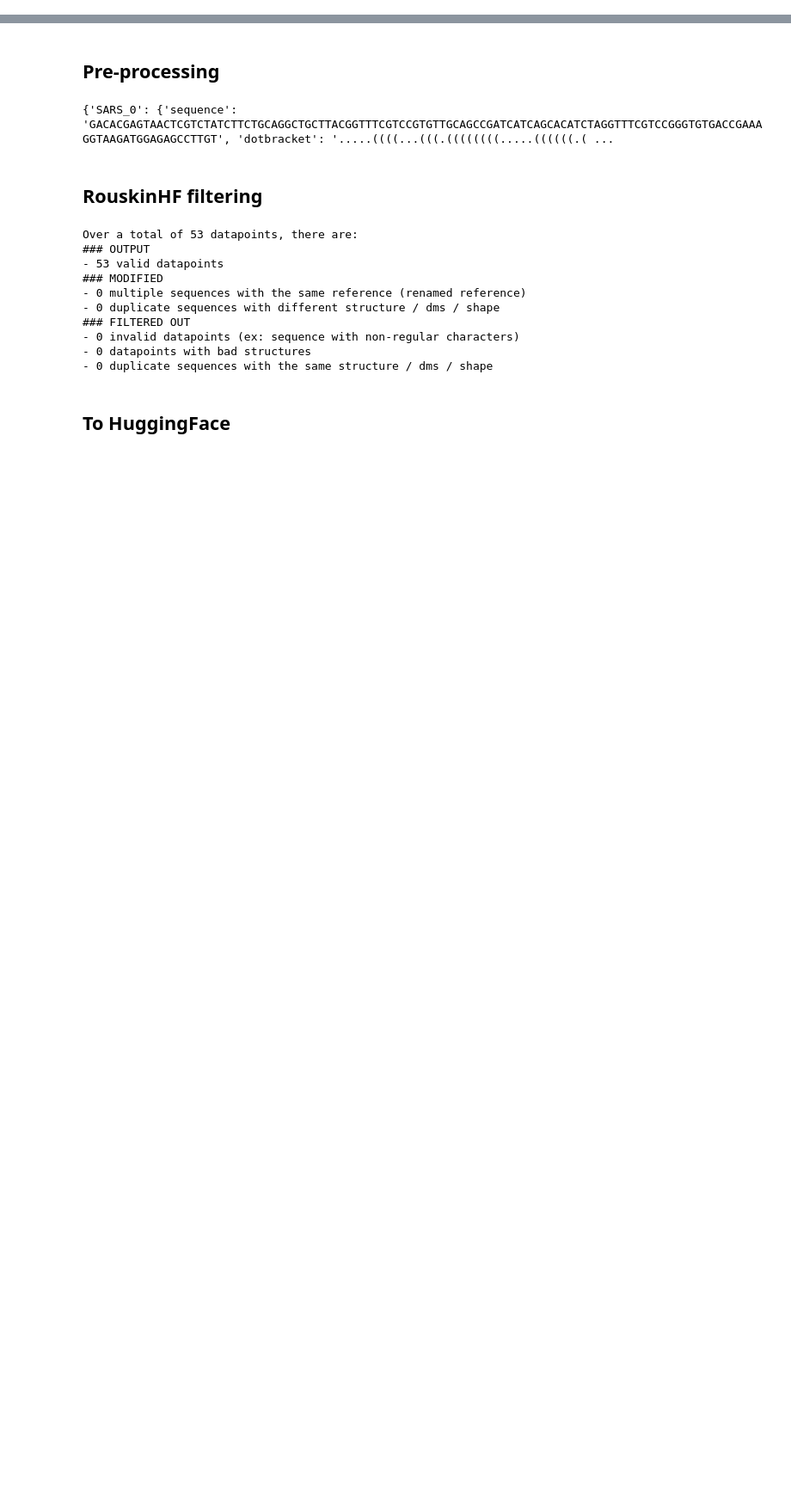
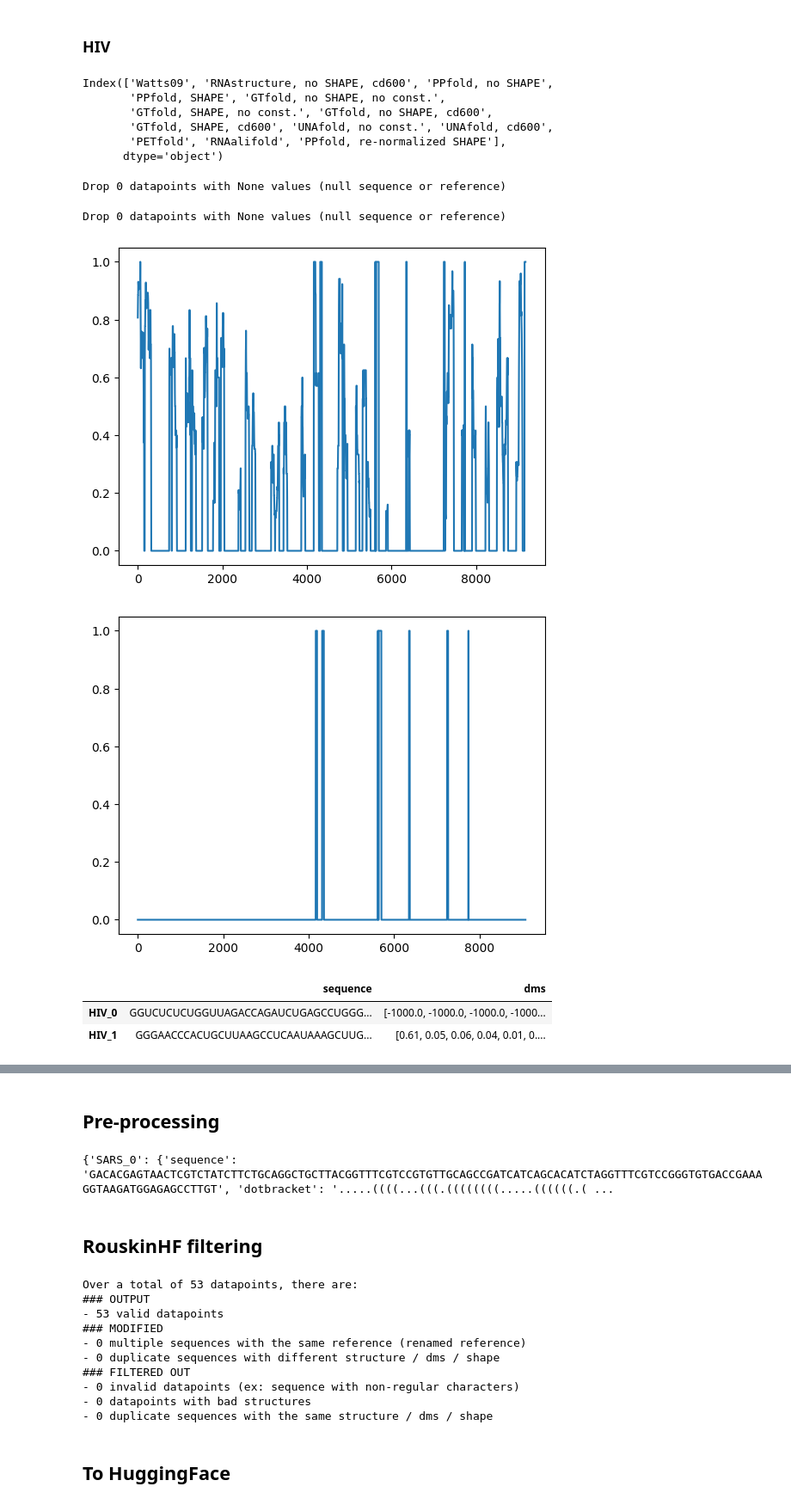
Before and after one commit to rouskinlab/efold_data, a Jupyter notebook: viral_fragments/viral_fragments.ipynb, the cells around one changed output, grey strips where cells are left out. Shown at 86% size. Drawn from its saved outputs; the diff is of its cells as text; code cells hidden in the pictures; blank space fills up the shorter version.

```diff
--- a/viral_fragments/viral_fragments.ipynb
+++ b/viral_fragments/viral_fragments.ipynb
@@ -0,0 +66,28 @@
+# %% [markdown]
+### HIV
+# %%
+from src import pairList2pairMatrix
+
+versions = all_struct_HIV.columns[2:]
+for i in range(len(versions)):
+    for j in range(i+1, len(versions)):
+
+        convert_to_CT(all_struct_HIV, column=versions[i], name='HIV', path='data/HIV/test/HIV.ct')
+        data = convert(
+            'ct',
+            'data/HIV/Watts/',
+            name='HIV',
+            path_out='',
+            filter=False
+        )
+        df = pd.DataFrame(data).T
+        paired_bases = np.array(df['structure']['HIV'])
+
+        matrix_1 =
+# %% [output]
+Index(['Watts09', 'RNAstructure, no SHAPE, cd600', 'PPfold, no SHAPE',
+       'PPfold, SHAPE', 'GTfold, no SHAPE, no const.',
+       'GTfold, SHAPE, no const.', 'GTfold, no SHAPE, cd600',
+       'GTfold, SHAPE, cd600', 'UNAfold, no const.', 'UNAfold, cd600',
+       'PETfold', 'RNAalifold', 'PPfold, re-normalized SHAPE'],
+      dtype='object')
@@ -0,0 +113,41 @@
+# %%
+# Import ct file from Watts
+data = convert(
+    'ct',
+    'data/HIV/Watts/',
+    name='HIV',
+    path_out='',
+    filter=False
+)
+df = pd.DataFrame(data).T
+sequence_Watts = df['sequence']['HIV'].upper().replace('T','U')
+paired_bases_Watts = np.array(df['structure']['HIV'])
+
+assert ''.join(data_shape[1].tolist()).upper().replace('T','U') == sequence_Watts, 'Sequence mismatch'
+# %% [output]
+Drop 0 datapoints with None values (null sequence or reference)
+# %%
+# Import ct file from Sukosd
+data = convert(
+    'ct',
+    'data/HIV/Sukosd/',
+    name='HIV',
+    path_out='',
+    filter=False
+)
+df = pd.DataFrame(data).T
+sequence_Sukosd = df['sequence']['HIV'].upper().replace('T','U')
+paired_bases_Sukosd = np.array(df['structure']['HIV'])
+
+assert ''.join(data_shape[1].tolist()).upper().replace('T','U') == sequence_Sukosd, 'Sequence mismatch'
+# %% [output]
+Drop 0 datapoints with None values (null sequence or reference)
+# %%
+compare_frags([sequence_Sukosd, sequence_Watts], [full_shape_HIV, full_shape_HIV], [paired_bases_Sukosd, paired_bases_Watts],
+              name='HIV', min_length=40, min_unpaired_length=1, min_auroc=0.8, min_f1=0.8)
+# %% [output]
+[figure, added]
+[figure, added]
+|  | sequence | dms |
+| HIV_0 | GGUCUCUCUGGUUAGACCAGAUCUGAGCCUGGG... | [-1000.0, -1000.0, -1000.0, -1000... |
+| HIV_1 | GGGAACCCACUGCUUAAGCCUCAAUAAAGCUUG... | [0.61, 0.05, 0.06, 0.04, 0.01, 0.... |
```
Also changed, not shown: parts of 13 cells of this notebook, 2 other files.
